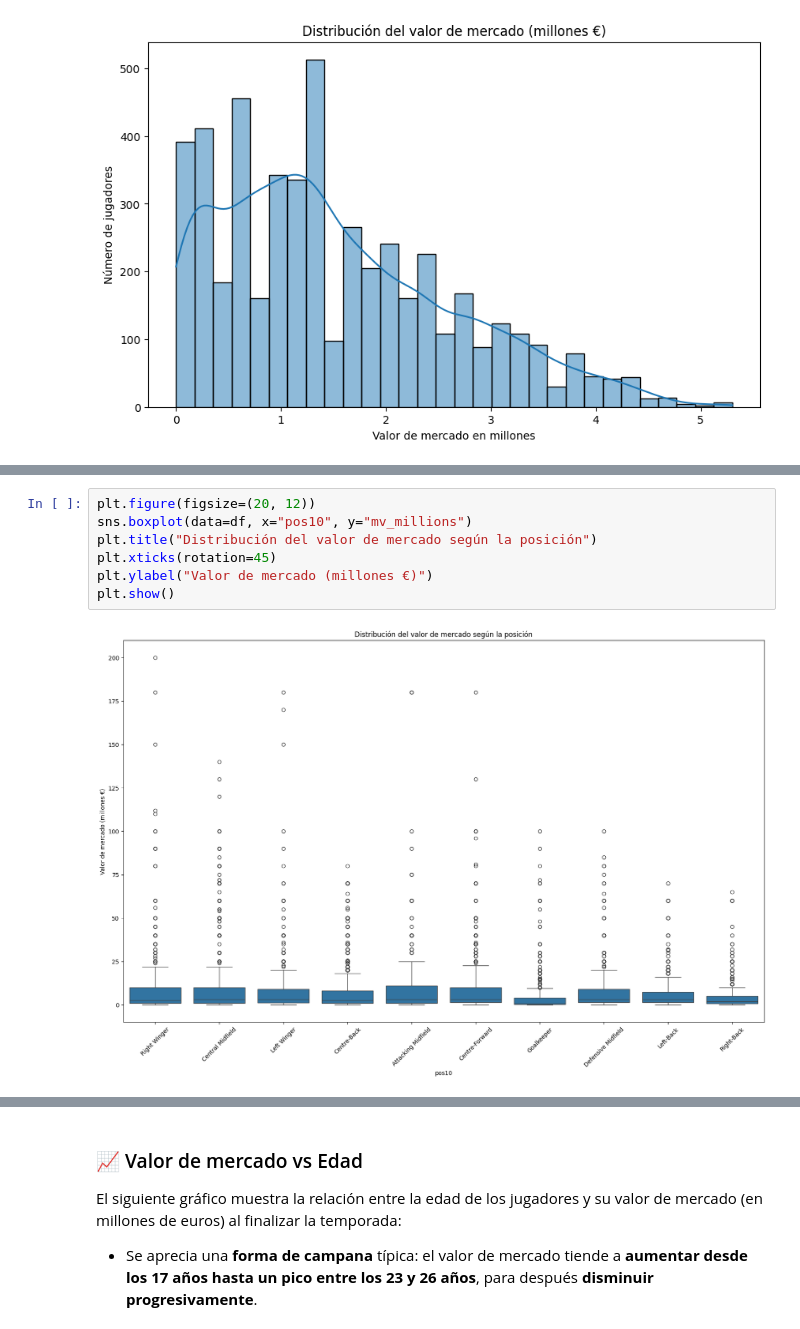
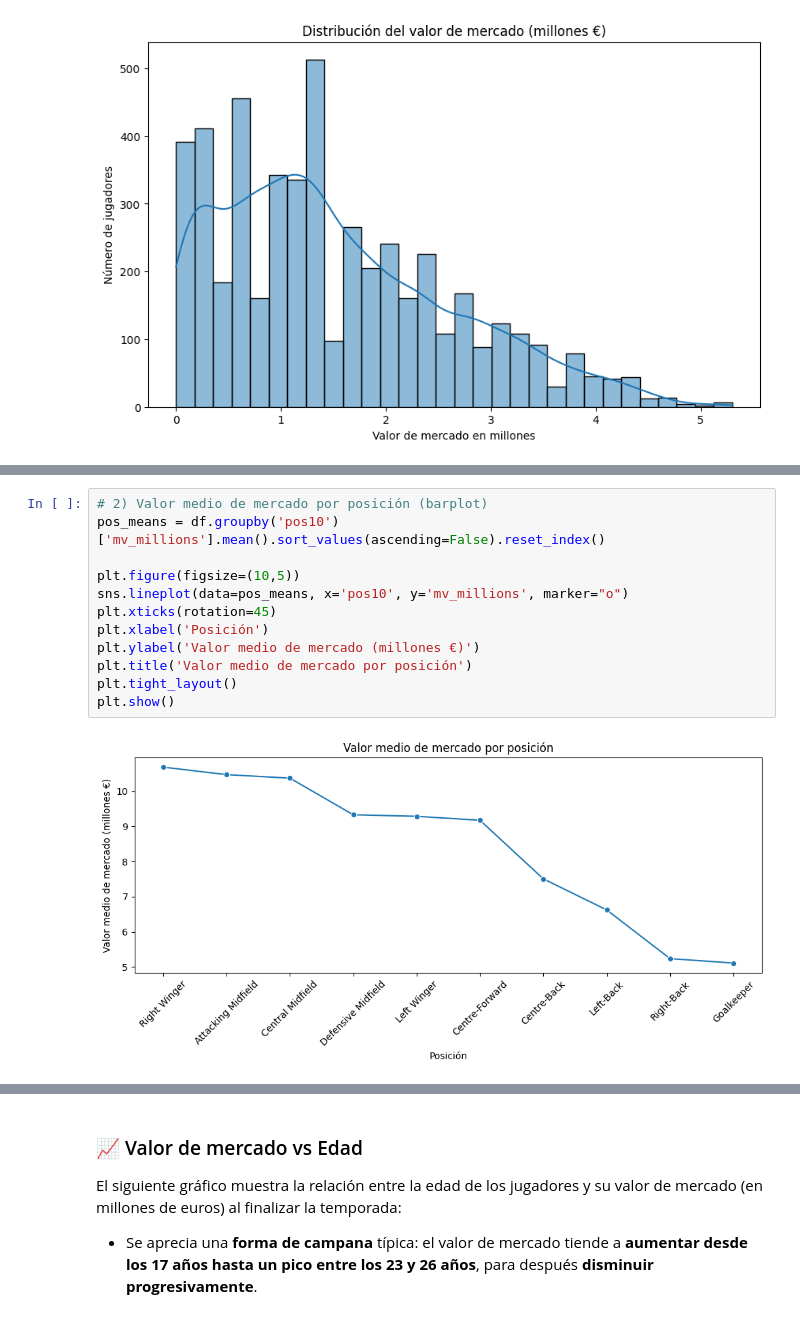
Before and after one commit to JorgeBailez/Transfer_Genius, a Jupyter notebook: EDA/eda_laliga.ipynb, the cells around one changed output, grey strips where cells are left out. Cells and saved outputs as stored; diff of their text form.

```diff
--- a/EDA/eda_laliga.ipynb
+++ b/EDA/eda_laliga.ipynb
@@ -817,9 +853,14 @@ Name: mv_millions, dtype: float64
 # %%
-plt.figure(figsize=(20, 12))
-sns.boxplot(data=df, x="pos10", y="mv_millions")
-plt.title("Distribución del valor de mercado según la posición")
+# 2) Valor medio de mercado por posición (barplot)
+pos_means = df.groupby('pos10')['mv_millions'].mean().sort_values(ascending=False).reset_index()
+
+plt.figure(figsize=(10,5))
+sns.lineplot(data=pos_means, x='pos10', y='mv_millions', marker="o")
 plt.xticks(rotation=45)
-plt.ylabel("Valor de mercado (millones €)")
+plt.xlabel('Posición')
+plt.ylabel('Valor medio de mercado (millones €)')
+plt.title('Valor medio de mercado por posición')
+plt.tight_layout()
 plt.show()
 # %% [output]
-[figure, old version]
+[figure, new version]
```
Also changed, not shown: parts of 26 cells of this notebook.
